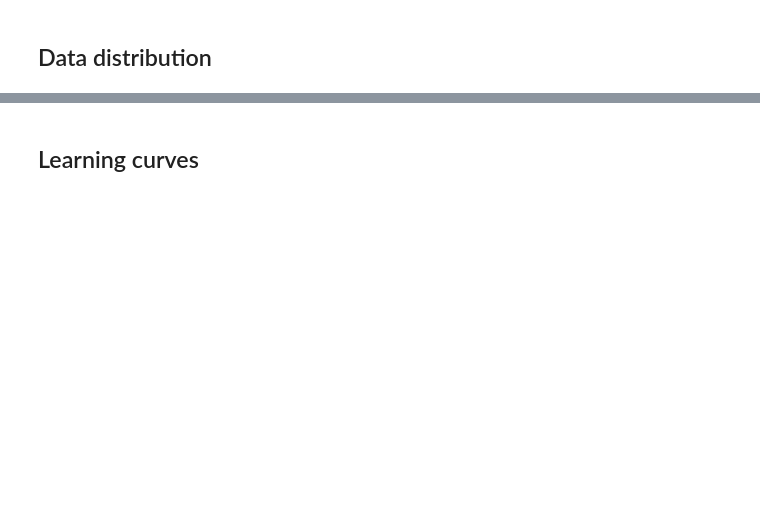
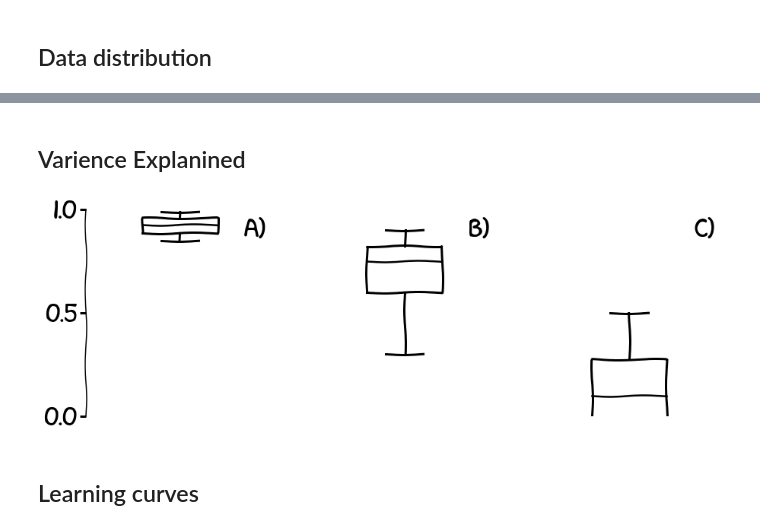
Before and after one commit to charnley/matplotlib-views, a Jupyter notebook: notebooks/teach_plots.ipynb, the cells around one changed output, grey strips where cells are left out. Drawn from its saved outputs; the diff is of its cells as text; code cells hidden in the pictures; blank space fills up the shorter version.

```diff
--- a/notebooks/teach_plots.ipynb
+++ b/notebooks/teach_plots.ipynb
@@ -134,3 +232,78 @@ Explain residual
+# %% [markdown]
+## Varience Explanined
+# %%
+
+def residual(y_pred, y_true):
+    return y_pred - y_true
+
+def variance_explained(y_pred, y_true):
+    res = residual(y_pred, y_true)
+    ve = 1 - np.var(res) / np.var(y_true)
+    return ve
+
+n_points = 5
+
+truth = np.random.random(n_points)*10
+predictions = np.random.random(n_points)*5
+
+variance_explained(predictions, truth)
+
+@styles.use_teach
+def varience_explained_plot():
+
+    _lineprops = dict(linestyle='-', linewidth=3, color='k')
+    _lineprops_mean = dict(linestyle='-', linewidth=2.5, color='k', zorder=0)
+
+    kwargs = dict(
+        boxprops=_lineprops, capprops=_lineprops, whiskerprops=_lineprops,
+        medianprops=_lineprops_mean,
+        widths=0.4,
+    )
+
+    # Data
+    x_axis = np.arange(-10, 10)
+    n_points = len(x_axis)
+
+    data_a = [0.95, 0.9, 0.85, 0.99]
+    data_b = [0.9, 0.3, 0.7, 0.8]
+    data_c = [-1, 0.0, 0.5, 0.2]
+    datas = [data_a, data_b, data_c]
+
+    size = 5
+    n_ax = len(datas)
+
+    fig, axs = plt.subplots(
+        1,
+        n_ax,
+        sharey=True,
+        sharex=False,
+        figsize=(n_ax * size, size),
+    )
+
+    for ax, data in zip(axs, datas):
+        ax.boxplot(data, **kwargs)
+        ax.axes.xaxis.set_visible(False)
+        ax.axes.yaxis.set_visible(False)
+        views.utils.fix_borders(ax, visibles=[False, False, False, False])
+
+    y_ticks = styles.simple_ticks([1.0, 0.0])
+    axs[0].axes.yaxis.set_visible(True)
+    axs[0].set_yticks(y_ticks)
+    axs[0].set_ylim((0.0, 1.0))
+    views.utils.fix_borders(axs[0], visibles=[False, False, False, True])
+
+    ax.tick_params(axis='y', labelsize=0.5)
+    #axs[0].set_ylabel("Predicted")
+    #axs[1].set_xlabel("Actual")
+
+    styles.name_axes(axs)
+    # styles.simple_axes(axs)
+
+varience_explained_plot()
+
+# Different CV splits!
+# %% [output]
+[figure, added]
 # %% [markdown]
 ## Learning curves
 # %%
```
Also changed, not shown: parts of 14 cells of this notebook, 2 other files.
